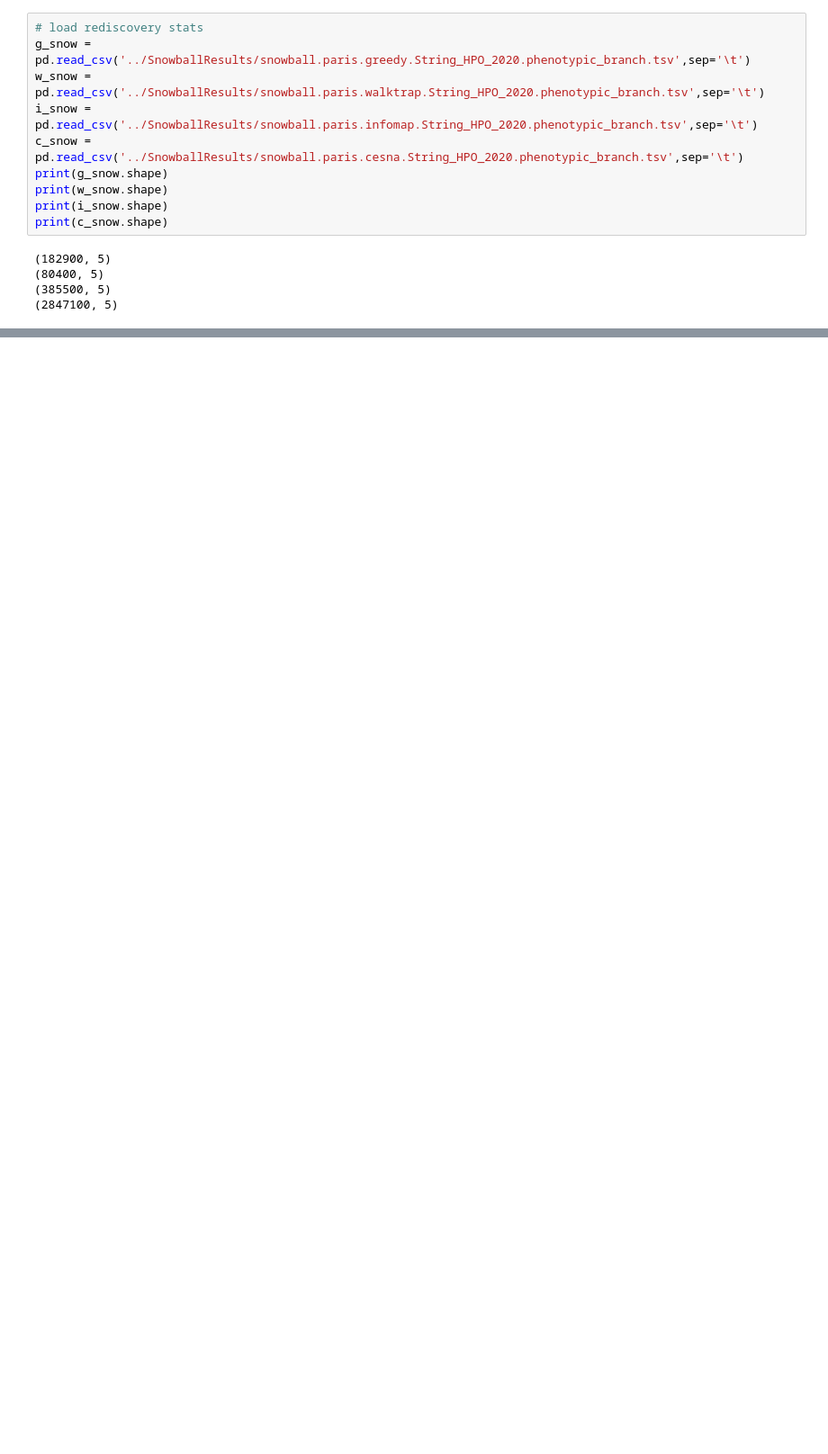
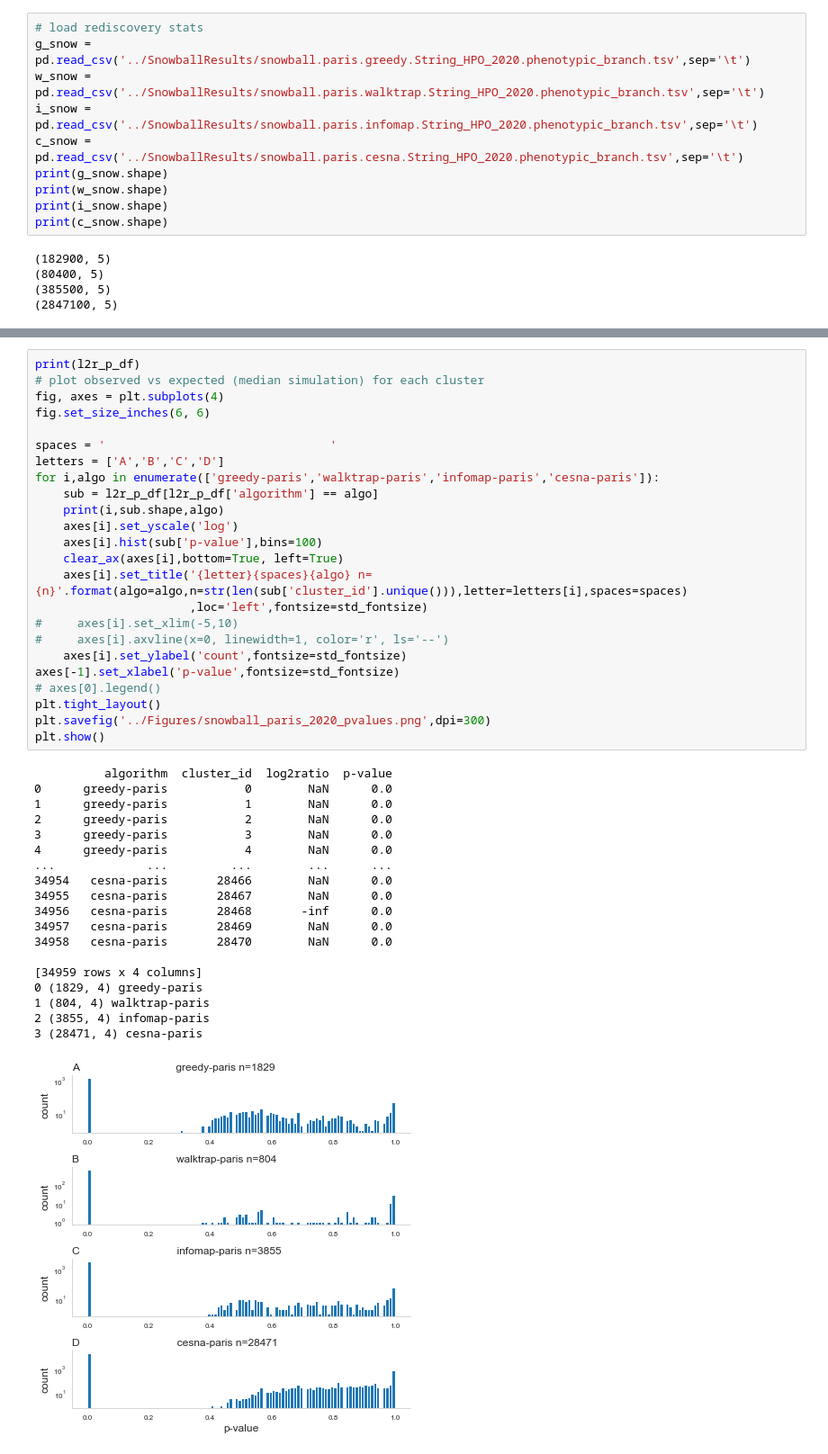
Before and after one commit to MSBradshaw/BOCC, a Jupyter notebook: Scripts/presentation_plotter.ipynb, the cells around one changed output, grey strips where cells are left out. Shown: that part at 90% size. Cells and saved outputs as stored; diff of their text form; blank space fills up the shorter version.

```diff
--- a/Scripts/presentation_plotter.ipynb
+++ b/Scripts/presentation_plotter.ipynb
@@ -324,0 +309,44 @@ Index: []
+# %%
+print(l2r_p_df)
+# plot observed vs expected (median simulation) for each cluster
+fig, axes = plt.subplots(4)
+fig.set_size_inches(6, 6)
+
+spaces = '                                '
+letters = ['A','B','C','D']
+for i,algo in enumerate(['greedy-paris','walktrap-paris','infomap-paris','cesna-paris']):
+    sub = l2r_p_df[l2r_p_df['algorithm'] == algo]
+    print(i,sub.shape,algo)
+    axes[i].set_yscale('log')
+    axes[i].hist(sub['p-value'],bins=100)
+    clear_ax(axes[i],bottom=True, left=True)
+    axes[i].set_title('{letter}{spaces}{algo} n={n}'.format(algo=algo,n=str(len(sub['cluster_id'].unique())),letter=letters[i],spaces=spaces)
+                      ,loc='left',fontsize=std_fontsize)
+#     axes[i].set_xlim(-5,10)
+#     axes[i].axvline(x=0, linewidth=1, color='r', ls='--')
+    axes[i].set_ylabel('count',fontsize=std_fontsize)
+axes[-1].set_xlabel('p-value',fontsize=std_fontsize)
+# axes[0].legend()
+plt.tight_layout()
+plt.savefig('../Figures/snowball_paris_2020_pvalues.png',dpi=300)
+plt.show()
+# %% [output]
+          algorithm  cluster_id  log2ratio  p-value
+0      greedy-paris           0        NaN      0.0
+1      greedy-paris           1        NaN      0.0
+2      greedy-paris           2        NaN      0.0
+3      greedy-paris           3        NaN      0.0
+4      greedy-paris           4        NaN      0.0
+...             ...         ...        ...      ...
+34954   cesna-paris       28466        NaN      0.0
+34955   cesna-paris       28467        NaN      0.0
+34956   cesna-paris       28468       -inf      0.0
+34957   cesna-paris       28469        NaN      0.0
+34958   cesna-paris       28470        NaN      0.0
+
+[34959 rows x 4 columns]
+0 (1829, 4) greedy-paris
+1 (804, 4) walktrap-paris
+2 (3855, 4) infomap-paris
+3 (28471, 4) cesna-paris
+[figure, added]
```
Also changed, not shown: parts of 41 cells of this notebook, 16 other files.
